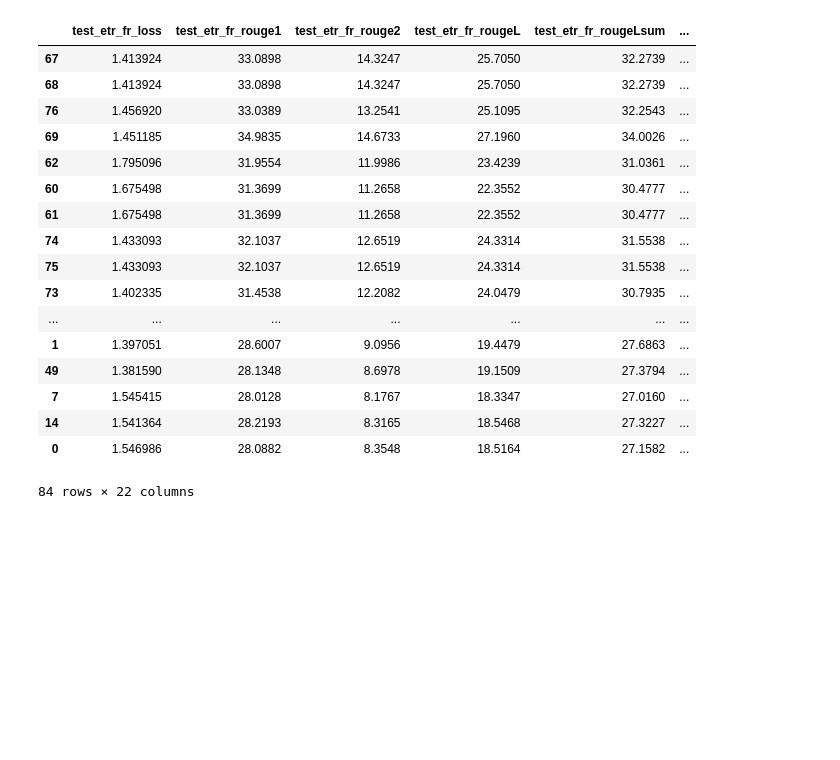
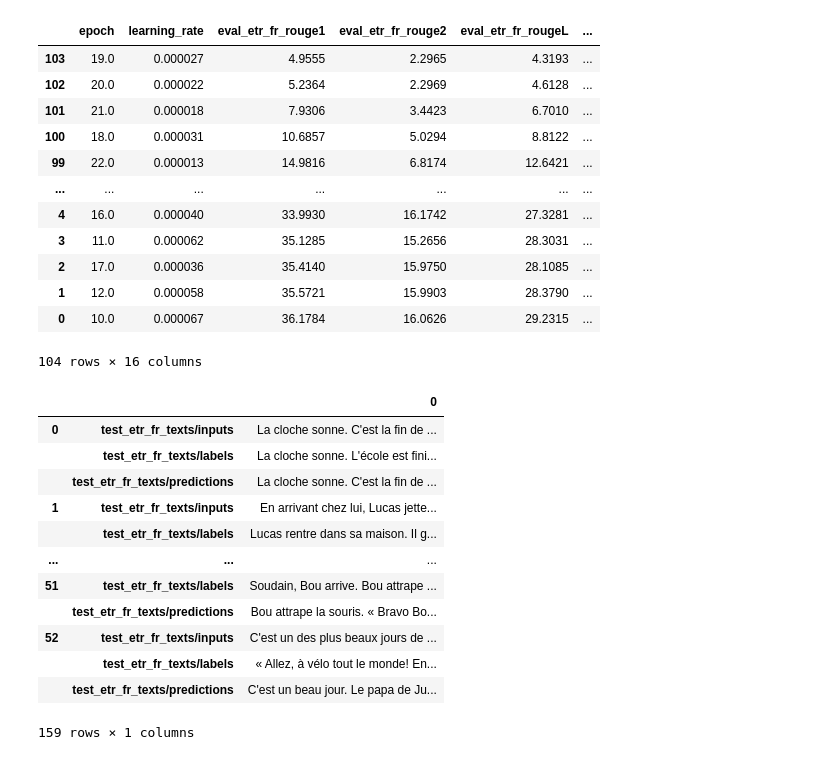
Before and after one commit to FrLdy/ETR-PEFT-Composition, a Jupyter notebook: notebooks/result_analysis/metrics.ipynb, the cells around one changed output. Cells and saved outputs as stored; diff of their text form; code cells hidden in the pictures; blank space fills up the shorter version.

```diff
--- a/notebooks/result_analysis/metrics.ipynb
+++ b/notebooks/result_analysis/metrics.ipynb
@@ -77,31 +156,32 @@ class Analysis:
 # %%
 MBARTHEZ, MISTRAL, LLAMA3 = "mbarthez", "mistral", "llama3"
 LORA, MTLLORA = "lora", "mtllora"
-ETR_FR, ORANGESUM, WIKILARGE, ALL = "etrfr", "orangesum", "wikilarge", "etrfr+orangesum+wikilarge"
+ETR_FR, ORANGESUM, WIKILARGE, ETR_FR_ORANGESUM, ALL = "etrfr", "orangesum", "wikilarge", "etrfr+orangesum", "etrfr+orangesum+wikilarge"
 # %%
 etr_fr_analysis = Analysis(
     expes=[
-        ETRFrExpe(model=MBARTHEZ, method=LORA, task=ETR_FR),
-        ETRFrExpe(model=MBARTHEZ, method=MTLLORA, task=ALL),
-        ETRFrExpe(model=LLAMA3, method=LORA, task=ETR_FR),
-        ETRFrExpe(model=LLAMA3, method=MTLLORA, task=ALL),
-        ETRFrExpe(model=MISTRAL, method=LORA, task=ETR_FR),
-        ETRFrExpe(model=MISTRAL, method=MTLLORA, task=ALL),
+        ETRFrExpe(model=MBARTHEZ, method=LORA, train_tasks=ETR_FR),
+        ETRFrExpe(model=MBARTHEZ, method=MTLLORA, train_tasks=ALL),
+        ETRFrExpe(model=LLAMA3, method=LORA, train_tasks=ETR_FR),
+        ETRFrExpe(model=LLAMA3, method=MTLLORA, train_tasks=ALL),
+        ETRFrExpe(model=LLAMA3, method=MTLLORA, train_tasks=ETR_FR_ORANGESUM),
+        ETRFrExpe(model=MISTRAL, method=LORA, train_tasks=ETR_FR),
+        ETRFrExpe(model=MISTRAL, method=MTLLORA, train_tasks=ALL),
     ]
 )
 
 wikilarge_analysis = Analysis(
     expes=[
-        WikilargeExpe(model=MBARTHEZ, method=LORA, task="wikilarge-fr", adapter_name="lora_wikilarge_fr"),
-        WikilargeExpe(model=LLAMA3, method=LORA, task=WIKILARGE, adapter_name="lora_wikilarge"),
-        WikilargeExpe(model=MISTRAL, method=LORA, task=WIKILARGE, adapter_name="lora_wikilarge"),
+        WikilargeExpe(model=MBARTHEZ, method=LORA, train_tasks="wikilarge-fr", adapter_name="lora_wikilarge_fr"),
+        WikilargeExpe(model=LLAMA3, method=LORA, train_tasks=WIKILARGE, adapter_name="lora_wikilarge"),
+        WikilargeExpe(model=MISTRAL, method=LORA, train_tasks=WIKILARGE, adapter_name="lora_wikilarge"),
     ]
 )
 
 orangesum_analysis = Analysis(
     expes=[
-        OrangesumExpe(model=MBARTHEZ, method=LORA, task=ORANGESUM),
-        OrangesumExpe(model=LLAMA3, method=LORA, task=ORANGESUM),
-        OrangesumExpe(model=MISTRAL, method=LORA, task=ORANGESUM),
+        OrangesumExpe(model=MBARTHEZ, method=LORA, train_tasks=ORANGESUM),
+        OrangesumExpe(model=LLAMA3, method=LORA, train_tasks=ORANGESUM),
+        OrangesumExpe(model=MISTRAL, method=LORA, train_tasks=ORANGESUM),
     ]
 )
@@ -108,21 +200,32 @@ orangesum_analysis = Analysis(
 # %%
-etr_fr_analysis.expes[3].dataframe.filter(regex="test_etr_fr_(?!texts)")
+etr_fr_analysis.expes[0].dataframe.reset_index().sort_values(by="eval_etr_fr_srb").filter(regex="(eval_etr_fr.*(rouge|sari|bert|srb)|epoch|learning_rate)")
 # %% [output]
-|  | test_etr_fr_loss | test_etr_fr_rouge1 | test_etr_fr_rouge2 | test_etr_fr_rougeL | test_etr_fr_rougeLsum | ... |
-| 67 | 1.413924 | 33.0898 | 14.3247 | 25.7050 | 32.2739 | ... |
-| 68 | 1.413924 | 33.0898 | 14.3247 | 25.7050 | 32.2739 | ... |
-| 76 | 1.456920 | 33.0389 | 13.2541 | 25.1095 | 32.2543 | ... |
-| 69 | 1.451185 | 34.9835 | 14.6733 | 27.1960 | 34.0026 | ... |
-| 62 | 1.795096 | 31.9554 | 11.9986 | 23.4239 | 31.0361 | ... |
-| 60 | 1.675498 | 31.3699 | 11.2658 | 22.3552 | 30.4777 | ... |
-| 61 | 1.675498 | 31.3699 | 11.2658 | 22.3552 | 30.4777 | ... |
-| 74 | 1.433093 | 32.1037 | 12.6519 | 24.3314 | 31.5538 | ... |
-| 75 | 1.433093 | 32.1037 | 12.6519 | 24.3314 | 31.5538 | ... |
-| 73 | 1.402335 | 31.4538 | 12.2082 | 24.0479 | 30.7935 | ... |
+|  | epoch | learning_rate | eval_etr_fr_rouge1 | eval_etr_fr_rouge2 | eval_etr_fr_rougeL | ... |
+| 103 | 19.0 | 0.000027 | 4.9555 | 2.2965 | 4.3193 | ... |
+| 102 | 20.0 | 0.000022 | 5.2364 | 2.2969 | 4.6128 | ... |
+| 101 | 21.0 | 0.000018 | 7.9306 | 3.4423 | 6.7010 | ... |
+| 100 | 18.0 | 0.000031 | 10.6857 | 5.0294 | 8.8122 | ... |
+| 99 | 22.0 | 0.000013 | 14.9816 | 6.8174 | 12.6421 | ... |
 | ... | ... | ... | ... | ... | ... | ... |
-| 1 | 1.397051 | 28.6007 | 9.0956 | 19.4479 | 27.6863 | ... |
-| 49 | 1.381590 | 28.1348 | 8.6978 | 19.1509 | 27.3794 | ... |
-| 7 | 1.545415 | 28.0128 | 8.1767 | 18.3347 | 27.0160 | ... |
-| 14 | 1.541364 | 28.2193 | 8.3165 | 18.5468 | 27.3227 | ... |
-| 0 | 1.546986 | 28.0882 | 8.3548 | 18.5164 | 27.1582 | ... |
+| 4 | 16.0 | 0.000040 | 33.9930 | 16.1742 | 27.3281 | ... |
+| 3 | 11.0 | 0.000062 | 35.1285 | 15.2656 | 28.3031 | ... |
+| 2 | 17.0 | 0.000036 | 35.4140 | 15.9750 | 28.1085 | ... |
+| 1 | 12.0 | 0.000058 | 35.5721 | 15.9903 | 28.3790 | ... |
+| 0 | 10.0 | 0.000067 | 36.1784 | 16.0626 | 29.2315 | ... |
-84 rows × 22 columns
+104 rows × 16 columns
+# %%
+etr_fr_analysis.expes[4]
+# %% [output]
+|  |  | 0 |
+| 0 | test_etr_fr_texts/inputs | La cloche sonne. C'est la fin de ... |
+|  | test_etr_fr_texts/labels | La cloche sonne. L'école est fini... |
+|  | test_etr_fr_texts/predictions | La cloche sonne. C'est la fin de ... |
+| 1 | test_etr_fr_texts/inputs | En arrivant chez lui, Lucas jette... |
+|  | test_etr_fr_texts/labels | Lucas rentre dans sa maison. Il g... |
+| ... | ... | ... |
+| 51 | test_etr_fr_texts/labels | Soudain, Bou arrive. Bou attrape ... |
+|  | test_etr_fr_texts/predictions | Bou attrape la souris. « Bravo Bo... |
+| 52 | test_etr_fr_texts/inputs | C'est un des plus beaux jours de ... |
+|  | test_etr_fr_texts/labels | « Allez, à vélo tout le monde! En... |
+|  | test_etr_fr_texts/predictions | C'est un beau jour. Le papa de Ju... |
+159 rows × 1 columns
```
Also changed, not shown: parts of 5 cells of this notebook.
